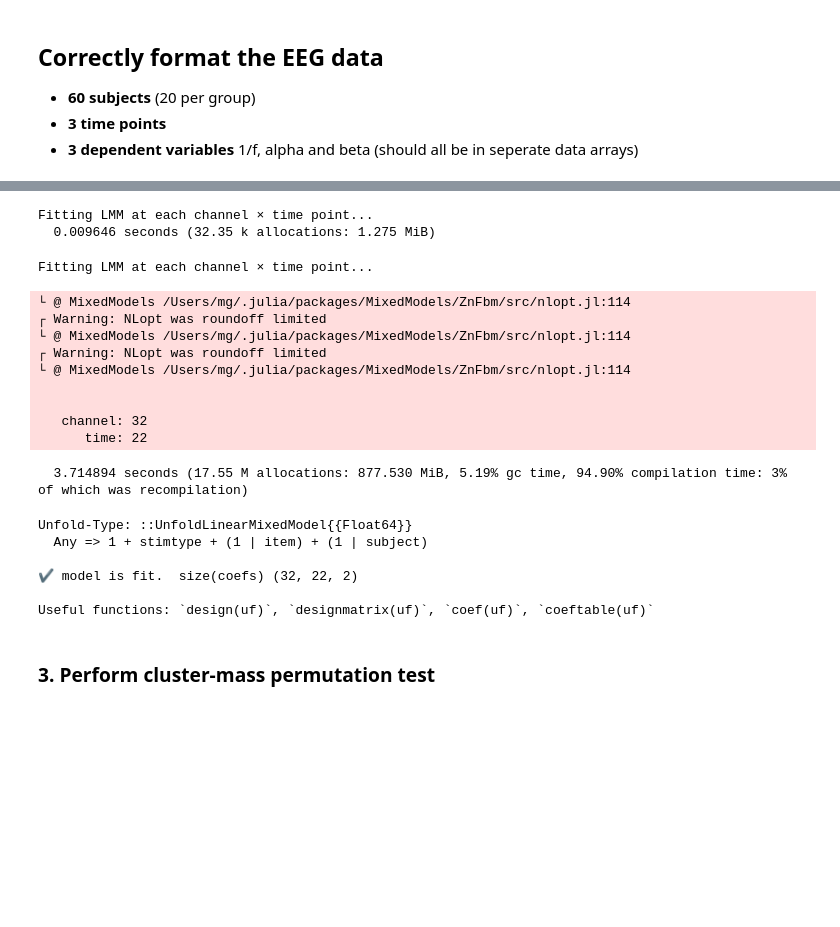
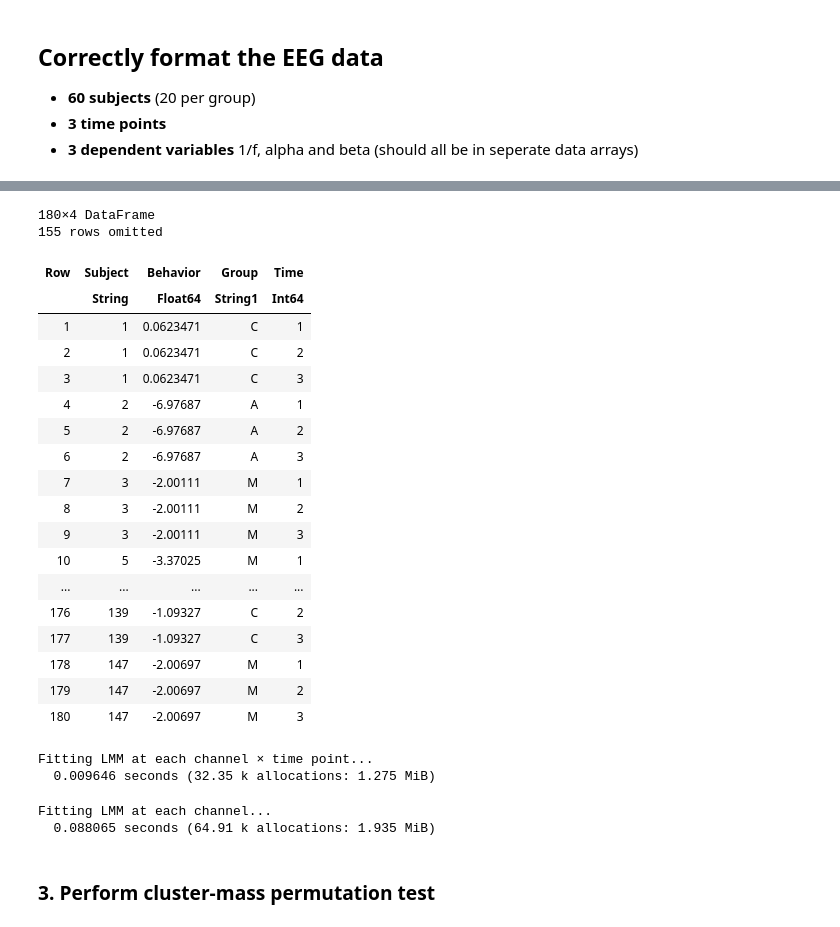
Before and after one commit to rosagross/ClusterComputation, a Jupyter notebook: notebooks/tutorial_notebook_Magda.ipynb, the cells around one changed output, grey strips where cells are left out. Drawn from its saved outputs; the diff is of its cells as text; code cells hidden in the pictures; blank space fills up the shorter version.

```diff
--- a/notebooks/tutorial_notebook_Magda.ipynb
+++ b/notebooks/tutorial_notebook_Magda.ipynb
@@ -138,3 +129,33 @@ evts
+# %%
+# format the dependent variables for the mixed models
+df_behavior = CSV.read("/Users/mg/Desktop/MOVE/MOVE_Analysis_MG/KINARM/behavioral_measure.csv", DataFrame)
+rename!(df_behavior, :VP => :Subject )
+df_evts = select(df_behavior, [:Subject, :Behavior, :Group])
+evts = repeat(df_evts, inner = 3)
+evts.Time = repeat(1:3, 60)
+evts.Subject = string.(evts.Subject)  # Subject needs to be categorical for model
+evts
+# %% [output]
+180×4 DataFrame
+155 rows omitted
+| Row | Subject | Behavior | Group | Time |
+|  | String | Float64 | String1 | Int64 |
+| 1 | 1 | 0.0623471 | C | 1 |
+| 2 | 1 | 0.0623471 | C | 2 |
+| 3 | 1 | 0.0623471 | C | 3 |
+| 4 | 2 | -6.97687 | A | 1 |
+| 5 | 2 | -6.97687 | A | 2 |
+| 6 | 2 | -6.97687 | A | 3 |
+| 7 | 3 | -2.00111 | M | 1 |
+| 8 | 3 | -2.00111 | M | 2 |
+| 9 | 3 | -2.00111 | M | 3 |
+| 10 | 5 | -3.37025 | M | 1 |
+| ... | ... | ... | ... | ... |
+| 176 | 139 | -1.09327 | C | 2 |
+| 177 | 139 | -1.09327 | C | 3 |
+| 178 | 147 | -2.00697 | M | 1 |
+| 179 | 147 | -2.00697 | M | 2 |
+| 180 | 147 | -2.00697 | M | 3 |
 # %%
 # Fit mass-univariate LMM on one time point
 println("Fitting LMM at each channel × time point...")
@@ -154,55 +175,26 @@ Fitting LMM at each channel × time point...
   0.009646 seconds (32.35 k allocations: 1.275 MiB)
 # %%
 # Fit mass-univariate LMM
-println("Fitting LMM at each channel × time point...")
+# was ist mit effects coding? (bei meinem mixed model in C3, gebe ich das an!)
+
+times = [1]
+
+# what I want:
+println("Fitting LMM at each channel...")
 @time m = fit(
     UnfoldModel,
     [
         Any => (
-            @formula(0 ~ 1 + stimtype + (1 | item) + (1 | subject)),
+            @formula(0 ~ Group * Time + (1+Time | Subject)),
             times,
         ),
     ],
     evts,
-    data_e,
+    data_alpha,
 );
-
-# OLD MODEL (commented out): @formula(0 ~ 1 + stimtype + (1 + stimtype | item) + (1 + stimtype | subject))
-# This included random slopes for stimtype, which can cause singular fits and missing stderrors.
-
-# was ist mit effects coding? (bei meinem mixed model in C3, gebe ich das an!)
-
-# what I want:
-# println("Fitting LMM at each channel...")
-# @time m = fit(
-#     UnfoldModel,
-#     [
-#         Any => (
-#             @formula(0 ~ Group * time + (1+time | subject)),
-#             times,
-#         ),
-#     ],
-#     evts,
-#     data_e,
-# );
 # %% [output]
-Fitting LMM at each channel × time point...
+Fitting LMM at each channel...
+  0.088065 seconds (64.91 k allocations: 1.935 MiB)
-└ @ MixedModels /Users/mg/.julia/packages/MixedModels/ZnFbm/src/nlopt.jl:114
-┌ Warning: NLopt was roundoff limited
-└ @ MixedModels /Users/mg/.julia/packages/MixedModels/ZnFbm/src/nlopt.jl:114
-┌ Warning: NLopt was roundoff limited
-└ @ MixedModels /Users/mg/.julia/packages/MixedModels/ZnFbm/src/nlopt.jl:114
-
-
-   channel: 32
-      time: 22
-  3.714894 seconds (17.55 M allocations: 877.530 MiB, 5.19% gc time, 94.90% compilation time: 3% of which was recompilation)
-Unfold-Type: ::UnfoldLinearMixedModel{{Float64}}
-  Any => 1 + stimtype + (1 | item) + (1 | subject)
-
-✔ model is fit.  size(coefs) (32, 22, 2)
-
-Useful functions: `design(uf)`, `designmatrix(uf)`, `coef(uf)`, `coeftable(uf)`
 # %% [markdown]
 ### 3. Perform cluster-mass permutation test
 # %%
```
Also changed, not shown: parts of 13 cells of this notebook.
